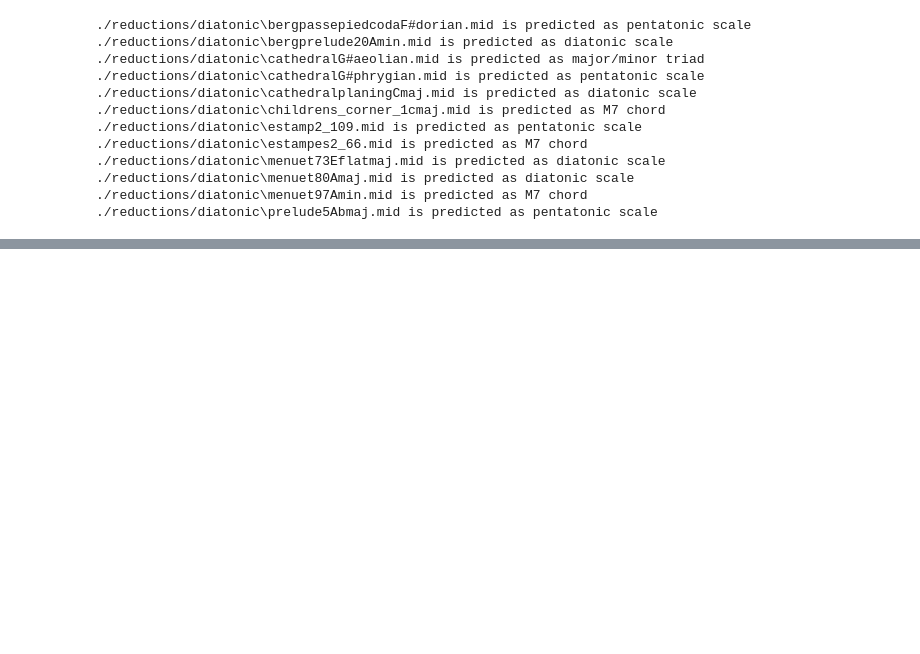
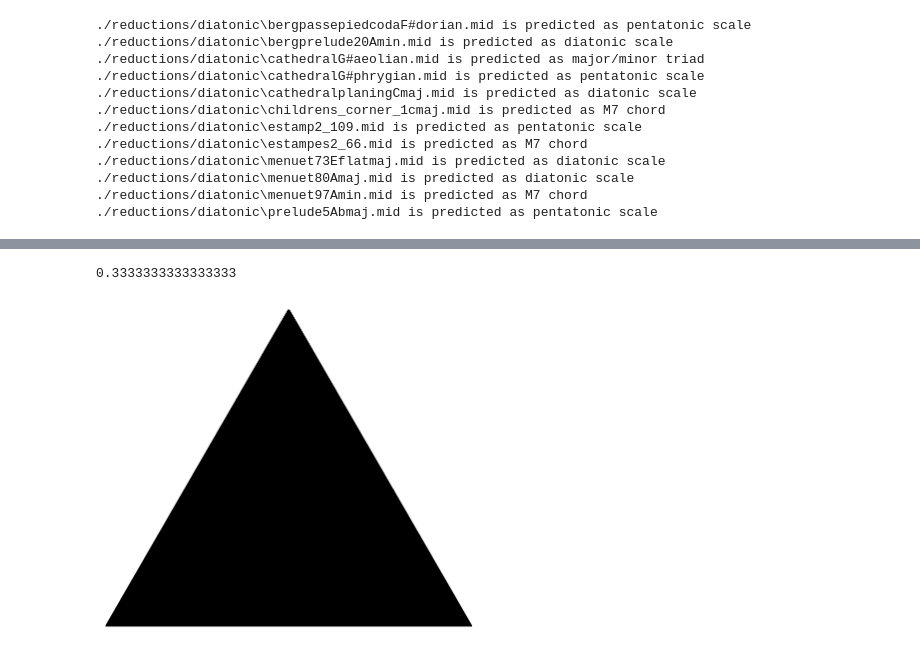
Before and after one commit to ludovicaschaerf/Group-5-Debussy-Pitch-Scapes, a Jupyter notebook: classification.ipynb, the cells around one changed output, grey strips where cells are left out. Drawn from its saved outputs; the diff is of its cells as text; code cells hidden in the pictures; blank space fills up the shorter version.

```diff
--- a/classification.ipynb
+++ b/classification.ipynb
@@ -467,0 +515,6 @@ for dia in dia_reductions:
+# %%
+print(center_of_mass_v('./reductions\\augmented-wholetone\\wholetonescaleC.mid',1.0,6))
+single_wavescape('./reductions\\augmented-wholetone\\wholetonescaleC.mid', aw_size=1.0, width=400, coefficient=6, ignore_phase=True)
+# %% [output]
+0.3333333333333333
+[figure, added]
```
Also changed, not shown: parts of 7 cells of this notebook.
